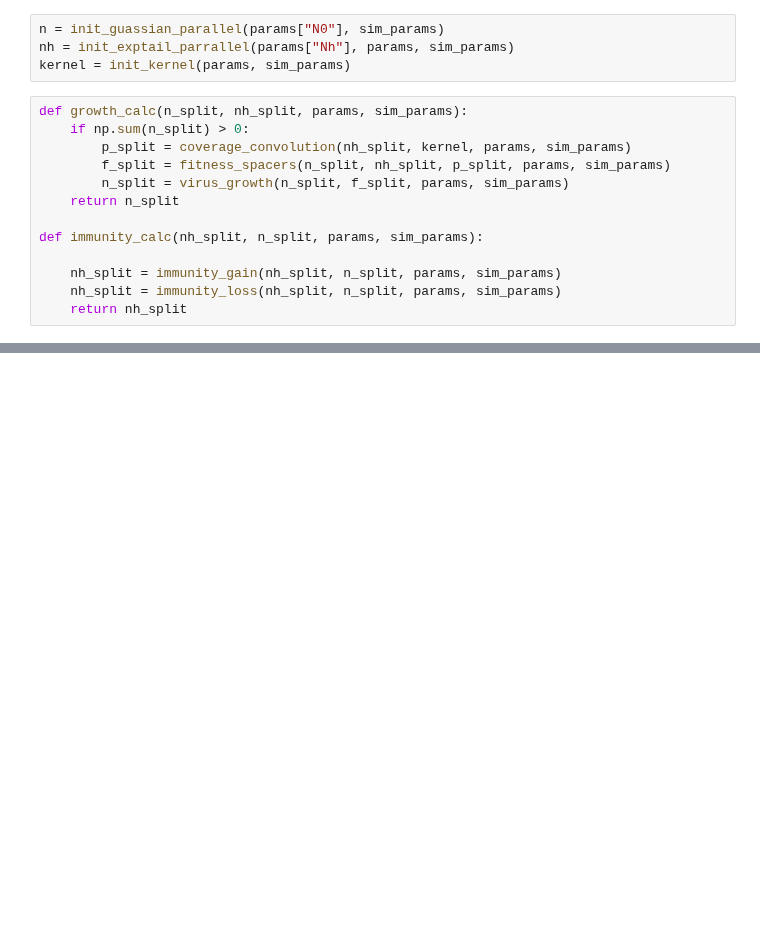
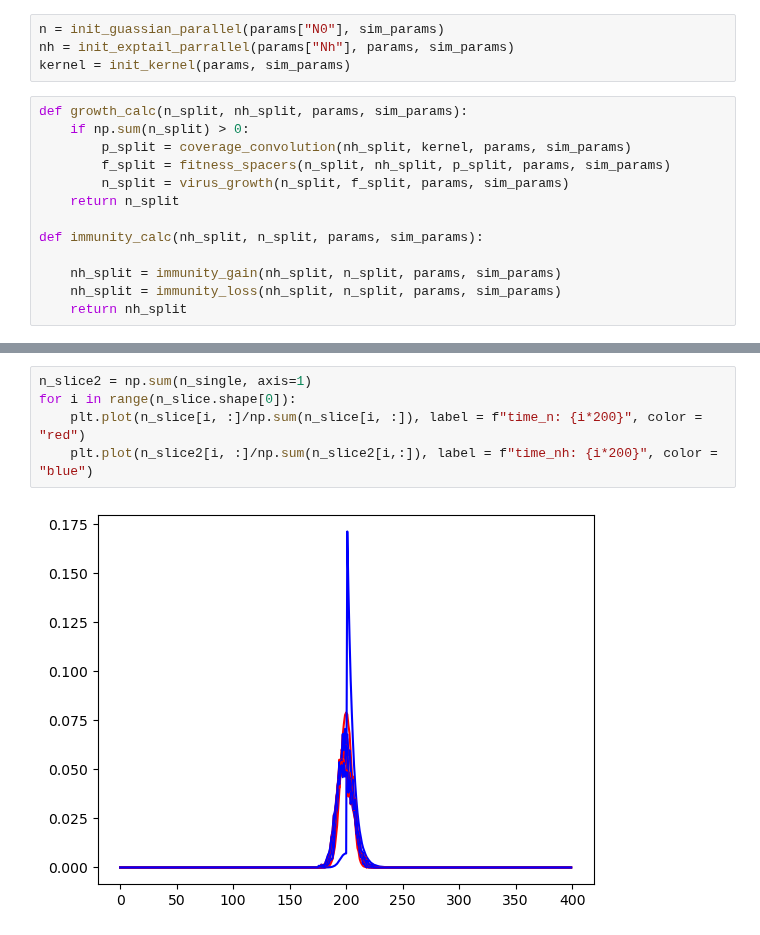
Before and after one commit to zhizhang1445/CRISPR_Sim, a Jupyter notebook: QuickSimulation2D/ImageGen2D.ipynb, the cells around one changed output, grey strips where cells are left out. Cells and saved outputs as stored; diff of their text form; blank space fills up the shorter version.

```diff
--- a/QuickSimulation2D/ImageGen2D.ipynb
+++ b/QuickSimulation2D/ImageGen2D.ipynb
@@ -155,0 +144,7 @@ plt.imshow(n_single)
+# %%
+n_slice2 = np.sum(n_single, axis=1)
+for i in range(n_slice.shape[0]):
+    plt.plot(n_slice[i, :]/np.sum(n_slice[i, :]), label = f"time_n: {i*200}", color = "red")
+    plt.plot(n_slice2[i, :]/np.sum(n_slice2[i,:]), label = f"time_nh: {i*200}", color = "blue")
+# %% [output]
+[figure, added]
```
Also changed, not shown: parts of 9 cells of this notebook, 9 other files.
